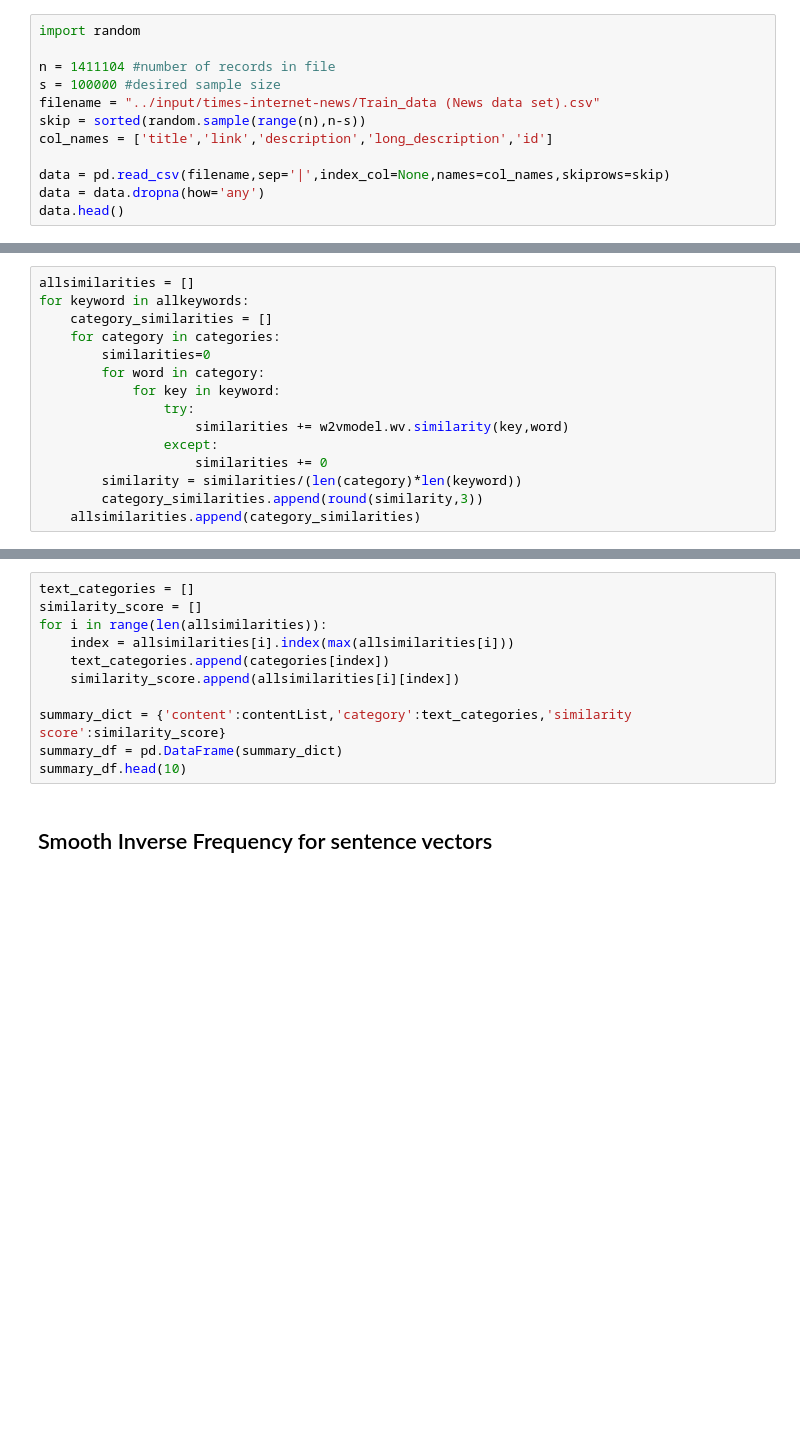
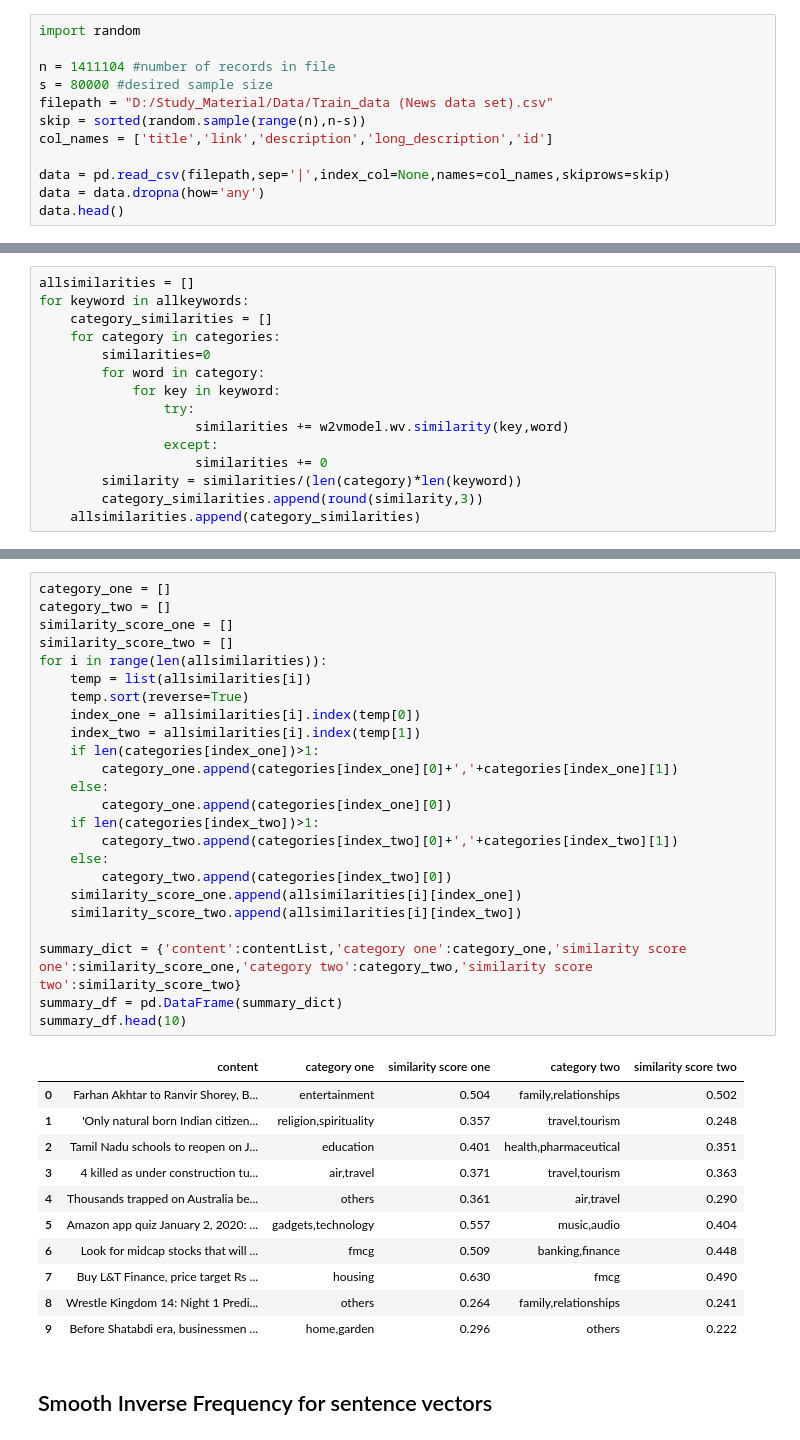
Before and after one commit to vaibhavswaminathan/ML-use-cases, a Jupyter notebook: Times Internet - MultiLabel Classification.ipynb, the cells around one changed output, grey strips where cells are left out. Drawn from its saved outputs; the diff is of its cells as text; blank space fills up the shorter version.

```diff
--- a/Times Internet - MultiLabel Classification.ipynb
+++ b/Times Internet - MultiLabel Classification.ipynb
@@ -37,11 +49,11 @@ Here, the words 'nationalism' and 'shelf' have been picked up. How to link this
 import random
 
 n = 1411104 #number of records in file
-s = 100000 #desired sample size
-filename = "../input/times-internet-news/Train_data (News data set).csv"
+s = 80000 #desired sample size
+filepath = "D:/Study_Material/Data/Train_data (News data set).csv"
 skip = sorted(random.sample(range(n),n-s))
 col_names = ['title','link','description','long_description','id']
 
-data = pd.read_csv(filename,sep='|',index_col=None,names=col_names,skiprows=skip)
+data = pd.read_csv(filepath,sep='|',index_col=None,names=col_names,skiprows=skip)
 data = data.dropna(how='any')
 data.head()
@@ -280,14 +468,39 @@ for i in range(len(categories)):
-# %%
-text_categories = []
-similarity_score = []
-for i in range(len(allsimilarities)):
-    index = allsimilarities[i].index(max(allsimilarities[i]))
-    text_categories.append(categories[index])
-    similarity_score.append(allsimilarities[i][index])
-
-summary_dict = {'content':contentList,'category':text_categories,'similarity score':similarity_score}
-summary_df = pd.DataFrame(summary_dict)
-summary_df.head(10)
+# %%
+category_one = []
+category_two = []
+similarity_score_one = []
+similarity_score_two = []
+for i in range(len(allsimilarities)):
+    temp = list(allsimilarities[i])
+    temp.sort(reverse=True)
+    index_one = allsimilarities[i].index(temp[0])
+    index_two = allsimilarities[i].index(temp[1])
+    if len(categories[index_one])>1:
+        category_one.append(categories[index_one][0]+','+categories[index_one][1])
+    else:
+        category_one.append(categories[index_one][0])
+    if len(categories[index_two])>1:
+        category_two.append(categories[index_two][0]+','+categories[index_two][1])
+    else:
+        category_two.append(categories[index_two][0])
+    similarity_score_one.append(allsimilarities[i][index_one])
+    similarity_score_two.append(allsimilarities[i][index_two])
+
+summary_dict = {'content':contentList,'category one':category_one,'similarity score one':similarity_score_one,'category two':category_two,'similarity score two':similarity_score_two}
+summary_df = pd.DataFrame(summary_dict)
+summary_df.head(10)
+# %% [output]
+|  | content | category one | similarity score one | category two | similarity score two |
+| 0 | Farhan Akhtar to Ranvir Shorey, B... | entertainment | 0.504 | family,relationships | 0.502 |
+| 1 | 'Only natural born Indian citizen... | religion,spirituality | 0.357 | travel,tourism | 0.248 |
+| 2 | Tamil Nadu schools to reopen on J... | education | 0.401 | health,pharmaceutical | 0.351 |
+| 3 | 4 killed as under construction tu... | air,travel | 0.371 | travel,tourism | 0.363 |
+| 4 | Thousands trapped on Australia be... | others | 0.361 | air,travel | 0.290 |
+| 5 | Amazon app quiz January 2, 2020: ... | gadgets,technology | 0.557 | music,audio | 0.404 |
+| 6 | Look for midcap stocks that will ... | fmcg | 0.509 | banking,finance | 0.448 |
+| 7 | Buy L&T Finance, price target Rs ... | housing | 0.630 | fmcg | 0.490 |
+| 8 | Wrestle Kingdom 14: Night 1 Predi... | others | 0.264 | family,relationships | 0.241 |
+| 9 | Before Shatabdi era, businessmen ... | home,garden | 0.296 | others | 0.222 |
 # %% [markdown]
 ## Smooth Inverse Frequency for sentence vectors
 # %%
```
Also changed, not shown: parts of 26 cells of this notebook.
